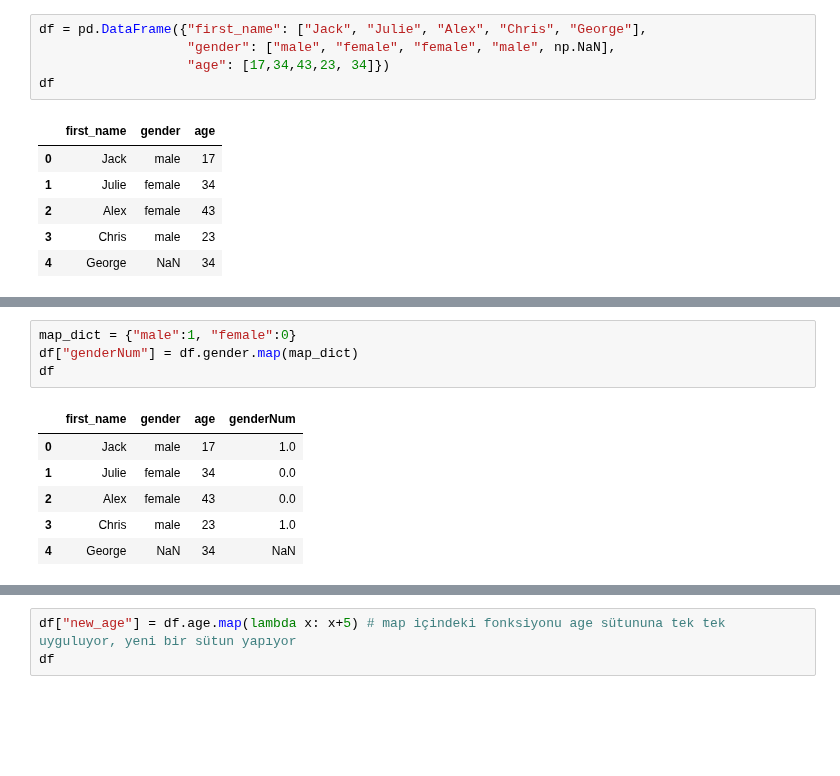
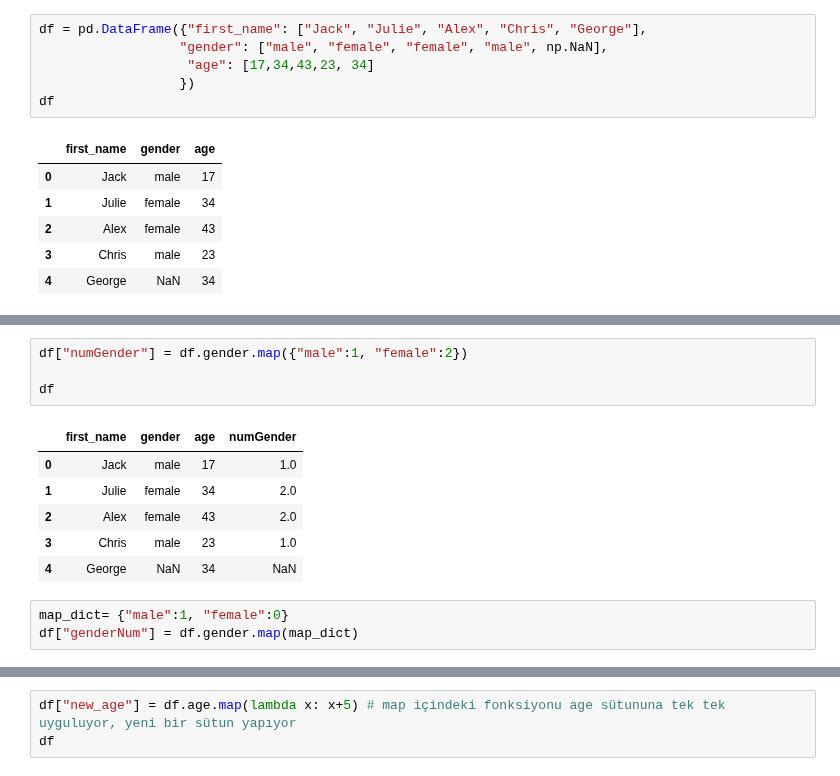
Before and after one commit to GurkanGitHub/Python, a Jupyter notebook: pandas_df_methods.ipynb, the cells around one changed output, grey strips where cells are left out. Saved outputs shown, nothing was run; the diff lists cells and outputs as text; blank space fills up the shorter version.

```diff
--- a/pandas_df_methods.ipynb
+++ b/pandas_df_methods.ipynb
@@ -2619,7 +2623,8 @@ Used for: Substituting each value in a Series with another value, that may be de
 # %%
 df = pd.DataFrame({"first_name": ["Jack", "Julie", "Alex", "Chris", "George"],
-                   "gender": ["male", "female", "female", "male", np.NaN],
-                   "age": [17,34,43,23, 34]})
+                  "gender": ["male", "female", "female", "male", np.NaN],
+                   "age": [17,34,43,23, 34]
+                  })
 df
 # %% [output]
 |  | first_name | gender | age |
@@ -2631,11 +2645,14 @@ df
+# %%
+df["numGender"] = df.gender.map({"male":1, "female":2})
+
+df
+# %% [output]
+|  | first_name | gender | age | numGender |
+| 0 | Jack | male | 17 | 1.0 |
+| 1 | Julie | female | 34 | 2.0 |
+| 2 | Alex | female | 43 | 2.0 |
+| 3 | Chris | male | 23 | 1.0 |
+| 4 | George | NaN | 34 | NaN |
 # %%
-map_dict = {"male":1, "female":0}
+map_dict= {"male":1, "female":0}
 df["genderNum"] = df.gender.map(map_dict)
-df
-# %% [output]
-|  | first_name | gender | age | genderNum |
-| 0 | Jack | male | 17 | 1.0 |
-| 1 | Julie | female | 34 | 0.0 |
-| 2 | Alex | female | 43 | 0.0 |
-| 3 | Chris | male | 23 | 1.0 |
-| 4 | George | NaN | 34 | NaN |
```
Also changed, not shown: parts of 5 cells of this notebook, 4 other files.
